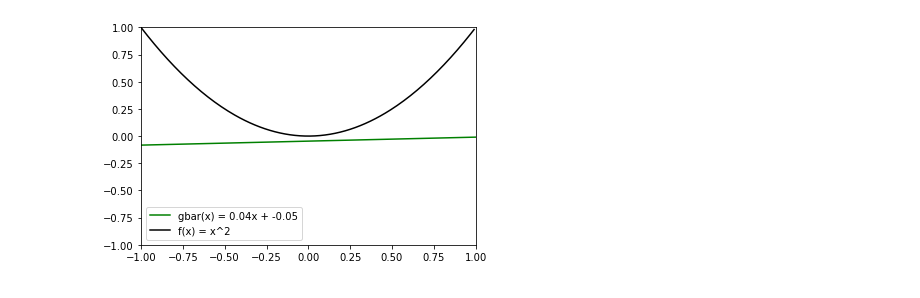
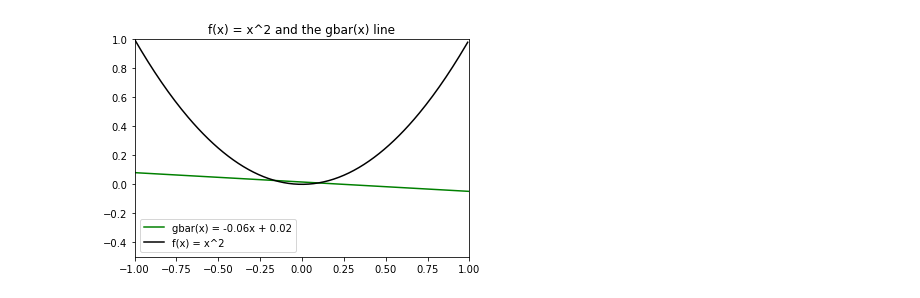
Before and after one commit to LioraW/Bias-Variance-ML, a Jupyter notebook: Bias-Variance project.ipynb, the cells around one changed output. Drawn from its saved outputs; the diff is of its cells as text; code cells hidden in the pictures.

```diff
--- a/Bias-Variance project.ipynb
+++ b/Bias-Variance project.ipynb
@@ -77,45 +78,36 @@ plt.show()
 # %%
-def stddev(point, slope, intercept):
-    return np.std((slope*point) + intercept)
+#global variables
+plt_start = -1
+plt_stop = 1
+seed = 45
+num_datasets = 100
 
-def samp_mean(point, slope, intercept):
-    return np.mean((slope*point) + intercept)
+#set up
+fig, ax = plt.subplots()
+plt.xlim([plt_start,plt_stop])
+plt.ylim([plt_start + 0.5,plt_stop])
 
-fig, ax = plt.subplots()
-plt.xlim([plt_start,plt_stop]) #set x limits to [-1,-1]
-plt.ylim([plt_start,plt_stop])
+#Generate data
+x, y, data = generate_data(num_datasets, seed)
 
-#gbar(x)
+print("First Ten Datasets:") #for example
+print(data[:10])
+
+#calculate slopes and intercepts
+slopes = (y.T[1] - y.T[0]) / (x.T[1] - x.T[0])
+intercepts = slopes * (-x.T[0]) + y.T[0]
+
+#plot gbar(x)
 gbar = f'gbar(x) = {round(slopes.mean(),2)}x + {round(intercepts.mean(),2)}'
 abline(slopes.mean(), intercepts.mean(), label=gbar)
-ax.plot(np.arange(-1,1, 0.01), np.square(np.arange(-1,1, 0.01)), 'k', label="f(x) = x^2") #f(x)
 
+#plot f(x)
+f = np.vectorize(function)
+xvals = np.arange(plt_start,plt_stop, 0.01)
+ax.plot(xvals, f(xvals), 'k',label="f(x) = x^2")
+
+#show plot
 ax.legend()
-
-#--------------------------------------------------
-gbarY = slopes.mean()*np.arange(plt_start, plt_stop, 0.01) + intercepts.mean()
-
-test_data = generate_data(num_datasets, 42).flatten()[:100]
-
-std = np.zeros(num_datasets*2)
-mn = np.zeros(num_datasets*2)
-for i, point in enumerate(test_data):
-    std[i] = stddev(point, slopes, intercepts)
-    mn[i] = samp_mean(point, slopes, intercepts)
-
-#up = mn + std
-#down = mn - std
-var = np.zeros(num_datasets*2)
-for i, point in enumerate(test_data):
-    var[i] = np.sqrt(np.var((point*slopes) + intercepts ))
-
-#print(var)
-up = gbarY + var
-down = gbarY - var
-
-
-#plt.plot(np.arange(-1,1, 0.01), up, '-b')
-#plt.plot(np.arange(-1,1, 0.01), down, '-g')
-#mid = np.linspace(plt_start, plt_stop, 1)
-#plt.fill_between(mid, up, down, alpha=0.2)
+plt.title("f(x) = x^2 and the gbar(x) line")
+plt.show()
 # %% [output]
@@ -122,4 +131,4 @@ down = gbarY - var
-[figure, old version]
+[figure, new version]
 # %%
 def eouts(x, slopes, intercepts):
     return np.square((x*slopes + intercepts) - np.square(x))
```
Also changed, not shown: parts of 18 cells of this notebook.
